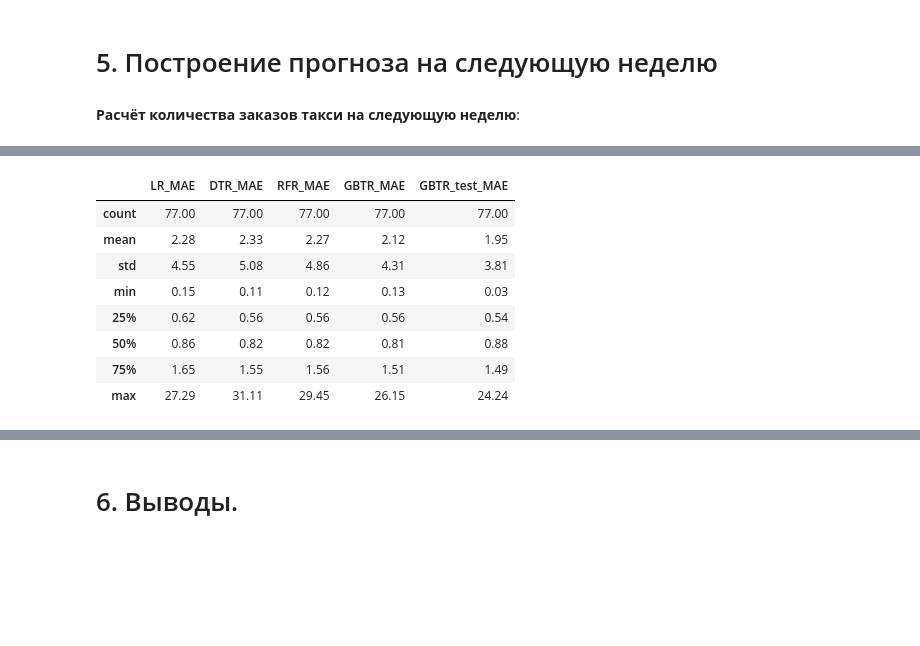
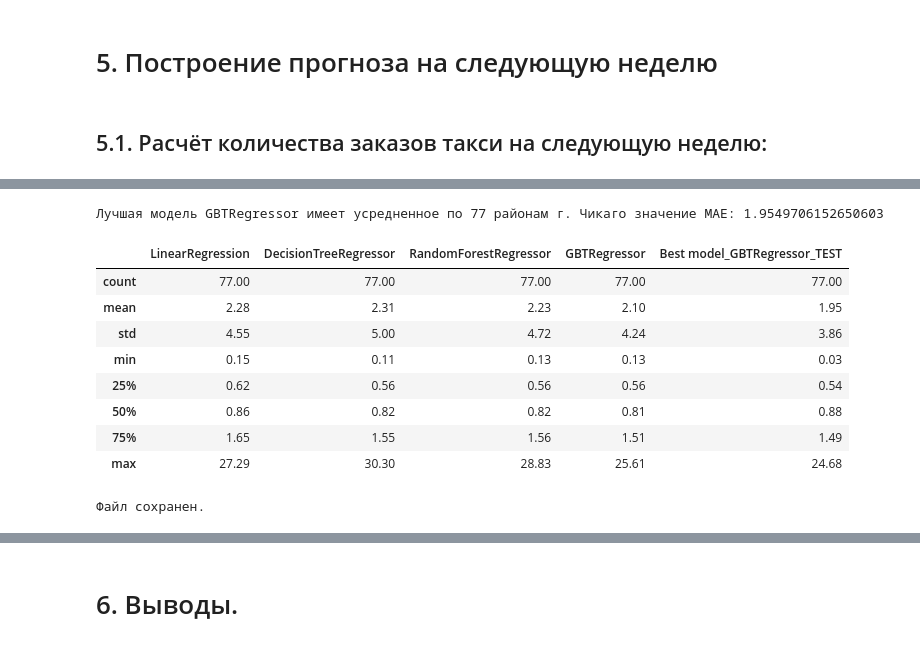
Before and after one commit to evgeniy-yandex/Data_Science, a Jupyter notebook: BigData_PySpark_taxi/BigData_pySPARK_taxi.ipynb, the cells around one changed output, grey strips where cells are left out. Drawn from its saved outputs; the diff is of its cells as text; code cells hidden in the pictures; blank space fills up the shorter version.

```diff
--- a/BigData_PySpark_taxi/BigData_pySPARK_taxi.ipynb
+++ b/BigData_PySpark_taxi/BigData_pySPARK_taxi.ipynb
@@ -989,0 +1014,5 @@ data_hours = (data_hours
+# %%
+# Загрузка подготовленного датасета.
+data_hours = load_dataset('data_hours.csv')
+
+# NUMBER_CHICAGO_AREAS = 2 # 11111
@@ -1151,0 +1197,14 @@ GBTR_MAE 2.1174989784698472
+# %%
+# Найдём индекс модели с min значением MAE:
+minvalue_index = df_scores.loc['mean'].idxmin()
+minvalue = df_scores.loc['mean'].min()
+
+# Найдём порядковый номер лучшей модели в списке моделей:
+num = 0
+for mod in list_models:
+    if minvalue_index == mod.__class__.__name__:
+        break
+    num += 1
+
+print('Наилучшее значение МАЕ у модели', mod.__class__.__name__,
+      'и оно равно', minvalue)
@@ -1157,30 +1218,42 @@ GBTR_MAE 2.1174989784698472
 # %% [markdown]
 # 5. Построение прогноза на следующую неделю
 # %% [markdown]
-**Расчёт количества заказов такси на следующую неделю**:
+## 5.1. Расчёт количества заказов такси на следующую неделю:
 # %%
-from pyspark.sql.functions import round, col
+min_date = f"'{date_test_first.strftime('%Y-%m-%d %H:%M:%S')}'"
+max_date = f"'{date_test_last.strftime('%Y-%m-%d %H:%M:%S')}'"
+
+df_res = spark.range(1).select(
+    F.expr(f"sequence(to_timestamp({min_date}), to_timestamp({max_date}), interval 1 hour)").\
+    alias("datetime")).selectExpr("explode(datetime) as datetime")
+print('Количество часов в интервале от:', min_date,
+      'до', max_date, 'равно:', df_res.count())
+
 
 score_mae = {}
 predictions = {}
+columns=df_train[0].columns[1:]
 
 for area in tqdm(range(NUMBER_CHICAGO_AREAS)):
 
-    model_my = GBTRegressor(featuresCol='features', labelCol='count').\
-               fit(df_train[area])
+    model_my = list_models[num].fit(df_train[area])
     prediction = model_my.transform(df_last_week[area])
 
     evaluator = RegressionEvaluator(predictionCol='prediction',
                                     labelCol='count', metricName='mae')
     score_mae[area] = evaluator.evaluate(prediction)
 
-    predictions[area] = prediction.select('datetime', 'area',
-        round(col('prediction')).alias("prediction"))
+    name_col = 'predict_' + str(area+1)
+    prediction = prediction.drop(*columns)
+    prediction = prediction.withColumnRenamed('prediction', name_col)
 
-    predictions[area] = predictions[area].withColumn('next_week', F.date_add('datetime', 7))
+    df_res = df_res.join(prediction, ['datetime'], 'left').fillna(0)
 
-df_scores['GBTR_test_MAE'] = pd.Series(score_mae).describe()
-print('GBTR_test_MAE:', df_scores['GBTR_test_MAE']['mean'])
+best_model = 'Best model_' + list_models[num].__class__.__name__ + '_TEST'
+df_scores[best_model] = pd.Series(score_mae).describe()
+print('Лучшая модель', list_models[num].__class__.__name__,
+      'имеет усредненное по', NUMBER_CHICAGO_AREAS,
+      'районам г. Чикаго значение MAE:', df_scores[best_model]['mean'])
 
 display(df_scores)
 # %% [output]
@@ -1188,9 +1261,16 @@ GBTR_test_MAE: 1.9520052013772167
+Лучшая модель GBTRegressor имеет усредненное по 77 районам г. Чикаго значение MAE: 1.9549706152650603
-|  | LR_MAE | DTR_MAE | RFR_MAE | GBTR_MAE | GBTR_test_MAE |
+|  | LinearRegression | DecisionTreeRegressor | RandomForestRegressor | GBTRegressor | Best model_GBTRegressor_TEST |
 | count | 77.00 | 77.00 | 77.00 | 77.00 | 77.00 |
-| mean | 2.28 | 2.33 | 2.27 | 2.12 | 1.95 |
-| std | 4.55 | 5.08 | 4.86 | 4.31 | 3.81 |
-| min | 0.15 | 0.11 | 0.12 | 0.13 | 0.03 |
+| mean | 2.28 | 2.31 | 2.23 | 2.10 | 1.95 |
+| std | 4.55 | 5.00 | 4.72 | 4.24 | 3.86 |
+| min | 0.15 | 0.11 | 0.13 | 0.13 | 0.03 |
 | 25% | 0.62 | 0.56 | 0.56 | 0.56 | 0.54 |
 | 50% | 0.86 | 0.82 | 0.82 | 0.81 | 0.88 |
 | 75% | 1.65 | 1.55 | 1.56 | 1.51 | 1.49 |
-| max | 27.29 | 31.11 | 29.45 | 26.15 | 24.24 |
+| max | 27.29 | 30.30 | 28.83 | 25.61 | 24.68 |
+# %%
+# Сохранение подготовленного датасета.
+df_res.toPandas().to_csv('predictions.csv', index=False)
+print('Файл сохранен.')
+# %% [output]
+Файл сохранен.
```
Also changed, not shown: parts of 27 cells of this notebook.
